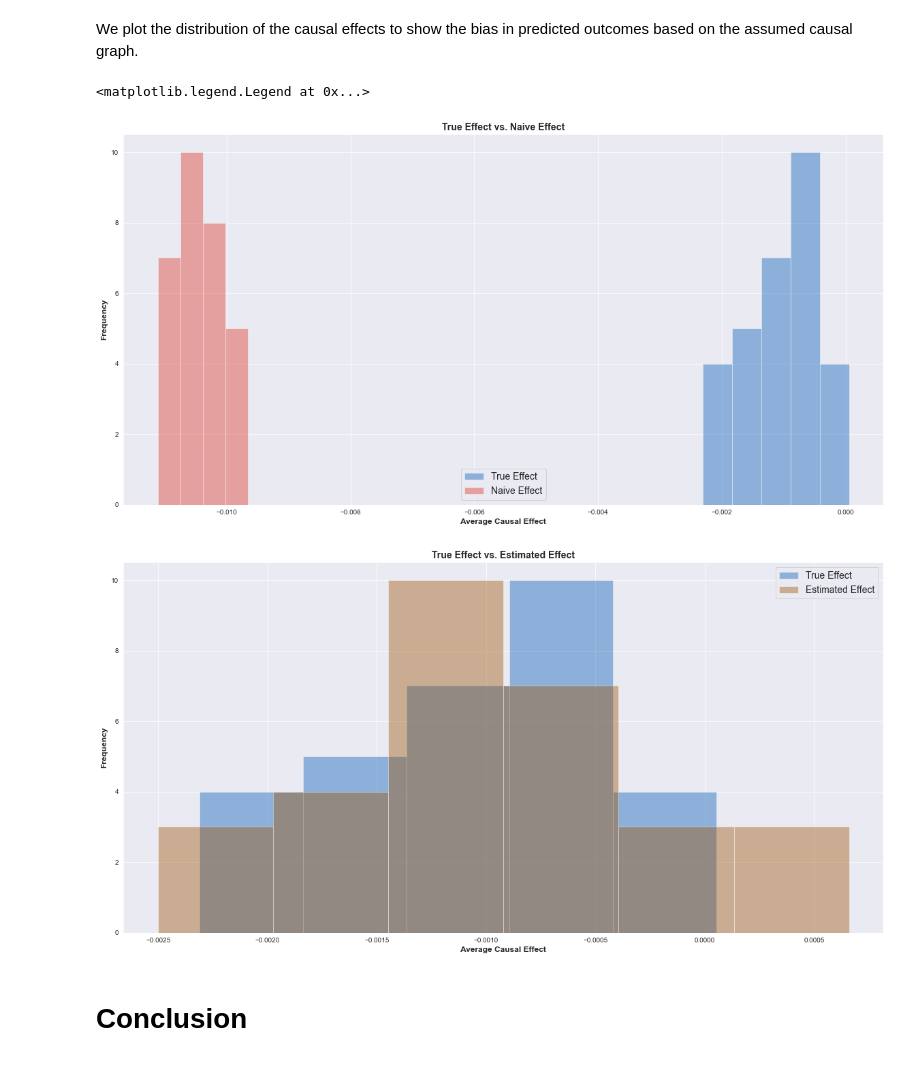
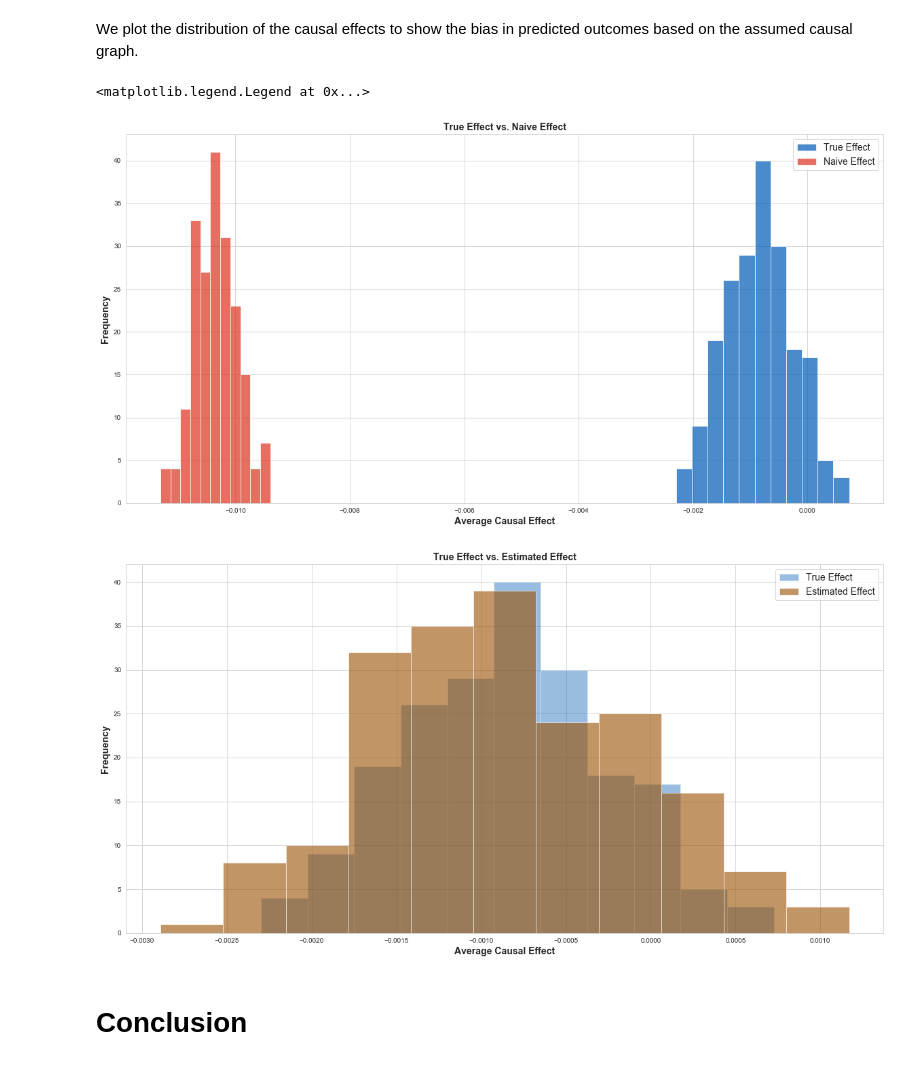
Before and after one commit to hassan-obeid/tr_b_causal_2020, a Jupyter notebook: notebooks/final/7.0-mab-selection-on-observables-final.ipynb, the cells around one changed output. Drawn from its saved outputs; the diff is of its cells as text; code cells hidden in the pictures.

Commit message:
Reran the notebook and generated new plots.

```diff
--- a/notebooks/final/7.0-mab-selection-on-observables-final.ipynb
+++ b/notebooks/final/7.0-mab-selection-on-observables-final.ipynb
@@ -53,8 +59,8 @@ DATA_PATH = "../../data/raw/spring_2016_all_bay_area_long_format_plus_cross_bay_
 
 # Path to computational code used
 # in simulation loop
-SIMULATE_NODES_WIDE = open("../../src/observables/simworkflow.py").read()
-SIMULATE_PERTURB = open("../../src/observables/simperturb.py").read()
+SIMULATE_NODES_WIDE = open("../../src/causal2020/observables/simworkflow.py").read()
+SIMULATE_PERTURB = open("../../src/causal2020/observables/simperturb.py").read()
 # %%
 # Alternative id column from long format data
 ALT_ID_COL = "mode_id"
@@ -565,8 +578,8 @@ Identifying the probability distributions of parent nodes and identifying the re
 # %% [markdown]
 ### Simulation Parameters
 # %%
-simulation_sizes = np.random.randint(low=3000, high=4000, size=30)
-sim_number = np.arange(1, 31)
+simulation_sizes = np.random.randint(low=3000, high=4000, size=200)
+sim_number = np.arange(1, 201)
 models_dictionary = defaultdict(dict)
 causal_effect_dictionary = {}
 perturb = 0.8
@@ -828,14 +818,20 @@ for number in sim_number:
 We plot the distribution of the causal effects to show the bias in predicted outcomes based on the assumed causal graph.
 # %%
 plt.figure(figsize=(20, 10))
+sns.set_style("whitegrid")
 sns.distplot(
-    causal_effects.true_effect, label="True Effect", kde=False, color="#005AB5"
+    causal_effects.true_effect,
+    label="True Effect",
+    kde=False,
+    color="#005AB5",
+    hist_kws={'alpha':0.7}
 )
 sns.distplot(
     causal_effects.naive_effect,
     label="Naive Effect",
     kde=False,
     color="#DC3220",
+    hist_kws={'alpha':0.7}
 )
 plt.title(
     "True Effect vs. Naive Effect",
@@ -845,41 +841,45 @@ plt.ylabel(
     "Frequency",
     rotation=90,
     labelpad=5,
-    fontdict={"fontsize": 12, "fontweight": "bold"},
+    fontdict={"fontsize": 14, "fontweight": "bold"},
 )
 plt.xlabel(
-    "Average Causal Effect", fontdict={"fontsize": 12, "fontweight": "bold"}
+    "Average Causal Effect", fontdict={"fontsize": 14, "fontweight": "bold"}
 )
 plt.legend(prop={"size": 14})
+
+###########################
+###########################
 
 plt.figure(figsize=(20, 10))
 sns.distplot(
     causal_effects.true_effect, label="True Effect", kde=False, color="#005AB5"
 )
 sns.distplot(
     causal_effects.estimated_effect,
     label="Estimated Effect",
     kde=False,
     color="#994F00",
+    hist_kws={'alpha':0.6}
 )
 plt.title(
     "True Effect vs. Estimated Effect",
     fontdict={"fontsize": 14, "fontweight": "bold"},
 )
 plt.ylabel(
     "Frequency",
     rotation=90,
     labelpad=5,
-    fontdict={"fontsize": 12, "fontweight": "bold"},
+    fontdict={"fontsize": 14, "fontweight": "bold"},
 )
 plt.xlabel(
-    "Average Causal Effect", fontdict={"fontsize": 12, "fontweight": "bold"}
+    "Average Causal Effect", fontdict={"fontsize": 14, "fontweight": "bold"}
 )
 plt.legend(prop={"size": 14})
 # %% [output]
 <matplotlib.legend.Legend at 0x...>
-[figure, old version]
+[figure, new version]
-[figure, old version]
+[figure, new version]
 # %% [markdown]
 # Conclusion
 # %% [markdown]
```
Also changed, not shown: parts of 4 cells of this notebook, 1 other file.
